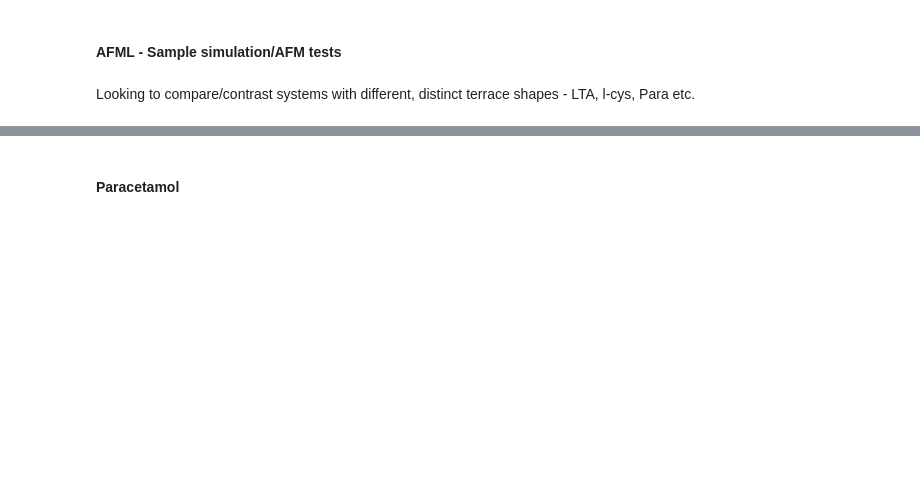
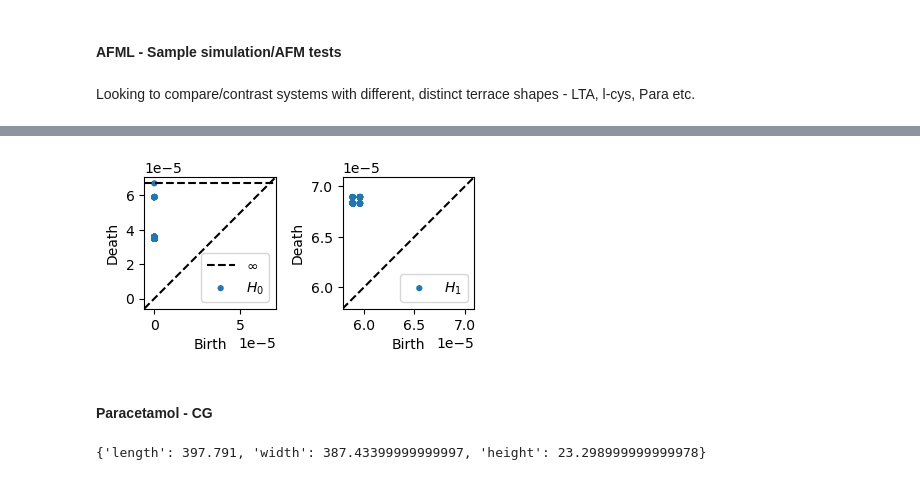
Before and after one commit to st-te/AFML, a Jupyter notebook: AFML_workflow_test.ipynb, the cells around one changed output, grey strips where cells are left out. Cells and saved outputs as stored; diff of their text form; code cells hidden in the pictures; blank space fills up the shorter version.

```diff
--- a/AFML_workflow_test.ipynb
+++ b/AFML_workflow_test.ipynb
@@ -19 +34,10 @@ Looking to compare/contrast systems with different, distinct terrace shapes - LT
+# %%
+afm_dgms = ripser.ripser(nearest_36)['dgms']
+
+plot_diagrams(afm_dgms, plot_only=[0], ax=plt.subplot(121))
+plot_diagrams(afm_dgms, plot_only=[1], ax=plt.subplot(122))
+# %% [output]
+[figure, added]
+# %% [markdown]
+#### Paracetamol - CG
 # %%
@@ -22,2 +45,0 @@ lta_afm = None
-# %% [markdown]
-#### Paracetamol
@@ -26,0 +53,4 @@ par_afm = None
+# %%
+extract_dimensions(crystal)
+# %% [output]
+{'length': 397.791, 'width': 387.43399999999997, 'height': 23.298999999999978}
```
Also changed, not shown: parts of 13 cells of this notebook, 1 other file.
